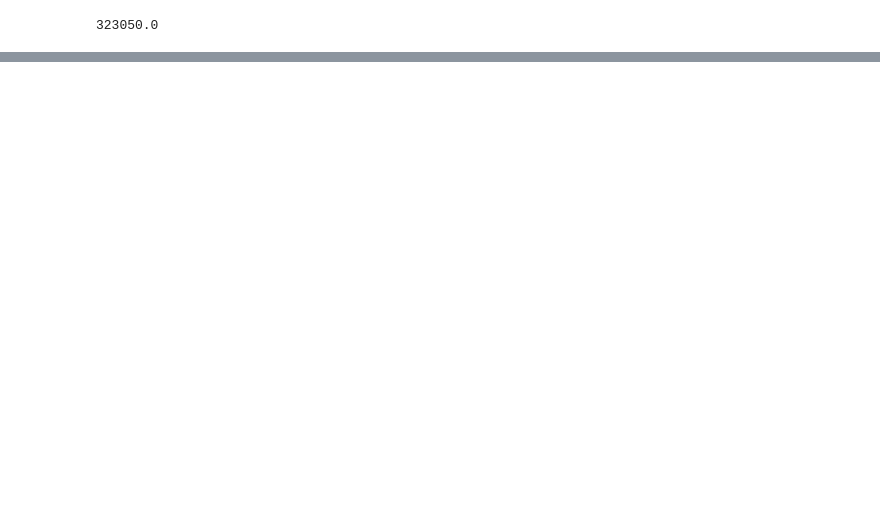
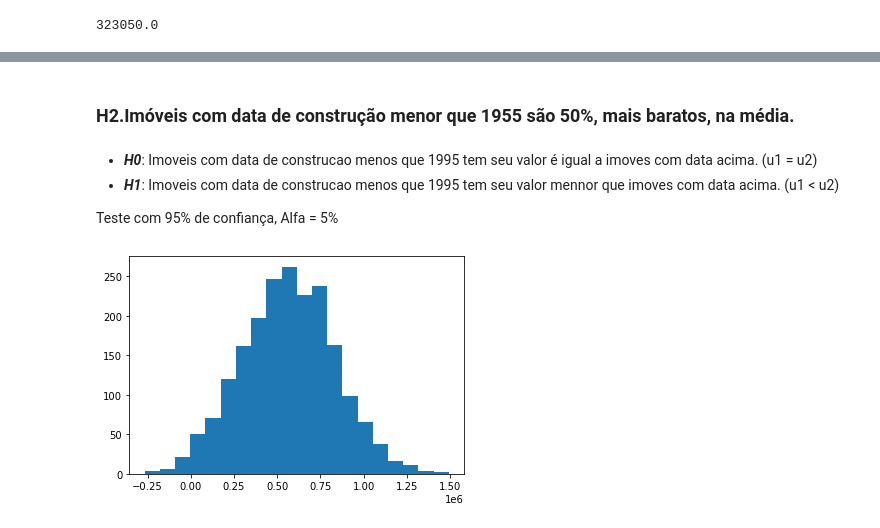
Before and after one commit to giovaneMiranda/Analise-Compra-HouseRocket, a Jupyter notebook: notebooks/1.0-exploracao-dados-inicial.ipynb, the cells around one changed output, grey strips where cells are left out. Cells and saved outputs as stored; diff of their text form; code cells hidden in the pictures; blank space fills up the shorter version.

```diff
--- a/notebooks/1.0-exploracao-dados-inicial.ipynb
+++ b/notebooks/1.0-exploracao-dados-inicial.ipynb
@@ -100,0 +154,19 @@ limite_superior
+# %% [markdown]
+###  H2.Imóveis com data de construção menor que 1955 são 50%, mais baratos, na média.
+# %% [markdown]
+- ***H0***: Imoveis com data de construcao menos que 1995 tem seu valor é igual a imoves com data acima. (u1 = u2)
+- ***H1***: Imoveis com data de construcao menos que 1995 tem seu valor mennor que imoves com data acima. (u1 < u2)
+
+Teste com 95% de confiança, Alfa = 5%
+# %%
+df_above_date = df_house_transformed.query('yr_built >= 1995').copy()
+df_below_date = df_house_transformed.query('yr_built < 1995').copy()
+# %%
+house_above_mean = df_above_date.sort_values('price')['price'].mean()
+house_above_std = df_above_date.sort_values('price')['price'].std()
+# %%
+norm_pdf = stats.norm.rvs( house_above_mean, house_above_std, size = 2000)
+plt.hist(norm_pdf,20)
+plt.show()
+# %% [output]
+[figure, added]
```
Also changed, not shown: parts of 48 cells of this notebook, 6 other files.
